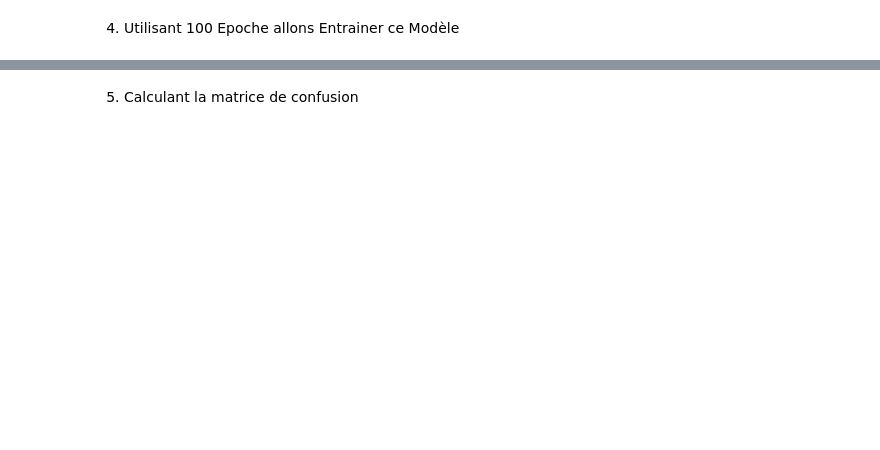
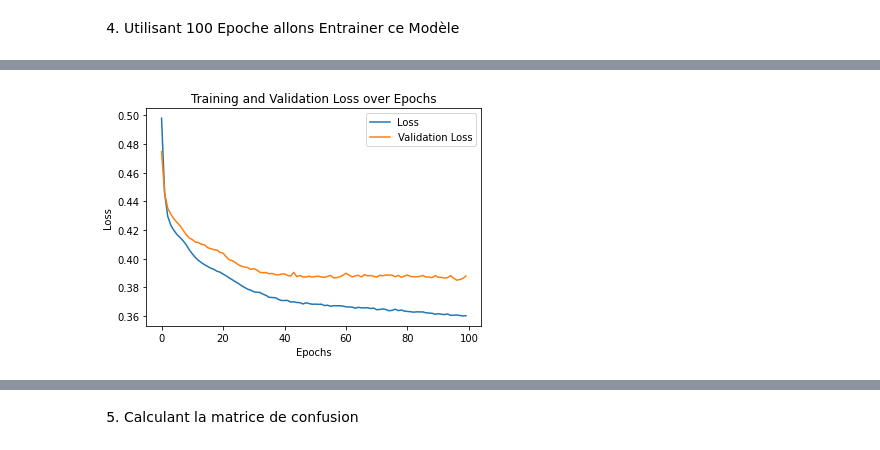
Before and after one commit to IbLahlou/Data_Mining_TP, a Jupyter notebook: Dev1_ANN_for_churn_modeling/App1_ANN_ Churn_Modelling.ipynb, the cells around one changed output, grey strips where cells are left out. Cells and saved outputs as stored; diff of their text form; code cells hidden in the pictures; blank space fills up the shorter version.

```diff
--- a/Dev1_ANN_for_churn_modeling/App1_ANN_ Churn_Modelling.ipynb
+++ b/Dev1_ANN_for_churn_modeling/App1_ANN_ Churn_Modelling.ipynb
@@ -243,0 +325,12 @@ Epoch 100/100
+# %%
+#Compiling the ANN
+classifier2.compile(optimizer = 'adam', loss = 'binary_crossentropy', metrics = ['accuracy'])
+# %%
+import tensorflow as tf
+from tensorflow.keras.callbacks import EarlyStopping
+
+# Définir la fonction d'arrêt précoce
+early_stopping = EarlyStopping(monitor='val_loss', patience=3)
+
+# Entraîner le modèle en utilisant l'arrêt précoce
+model_history2 = classifier2.fit(X_train, y_train, validation_split=0.33, batch_size=10, epochs=100, callbacks=[early_stopping])
@@ -243,0 +355,15 @@ Epoch 100/100
+# %%
+# Extraire les données d'historique
+loss2 = model_history2.history['loss']
+val_loss2 = model_history2.history['val_loss']
+
+# Créer un graphique de perte et de validation
+plt.plot(loss, label='Loss')
+plt.plot(val_loss, label='Validation Loss')
+plt.xlabel('Epochs')
+plt.ylabel('Loss')
+plt.title('Training and Validation Loss over Epochs')
+plt.legend()
+plt.show()
+# %% [output]
+[figure, added]
```
Also changed, not shown: parts of 42 cells of this notebook, 23 other files.
